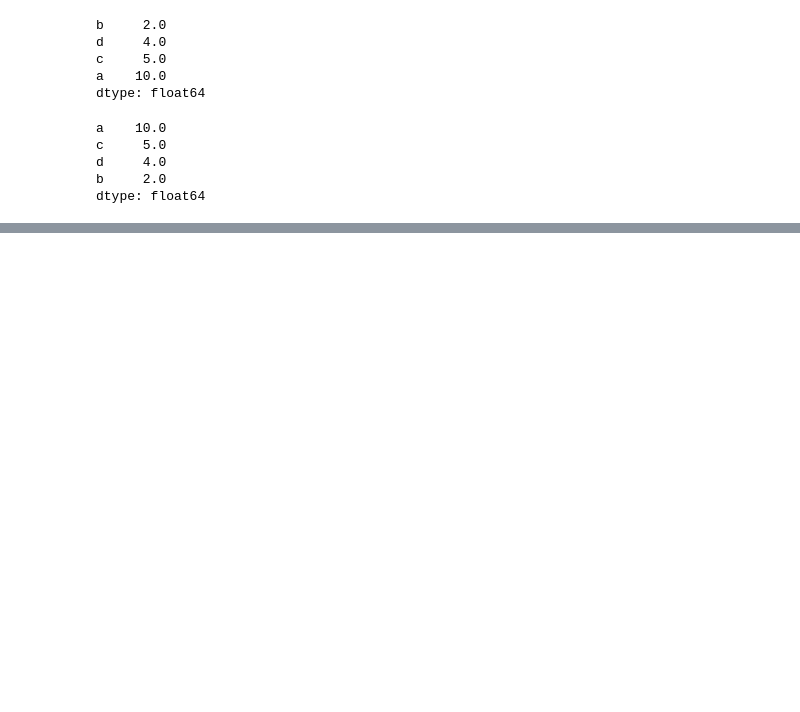
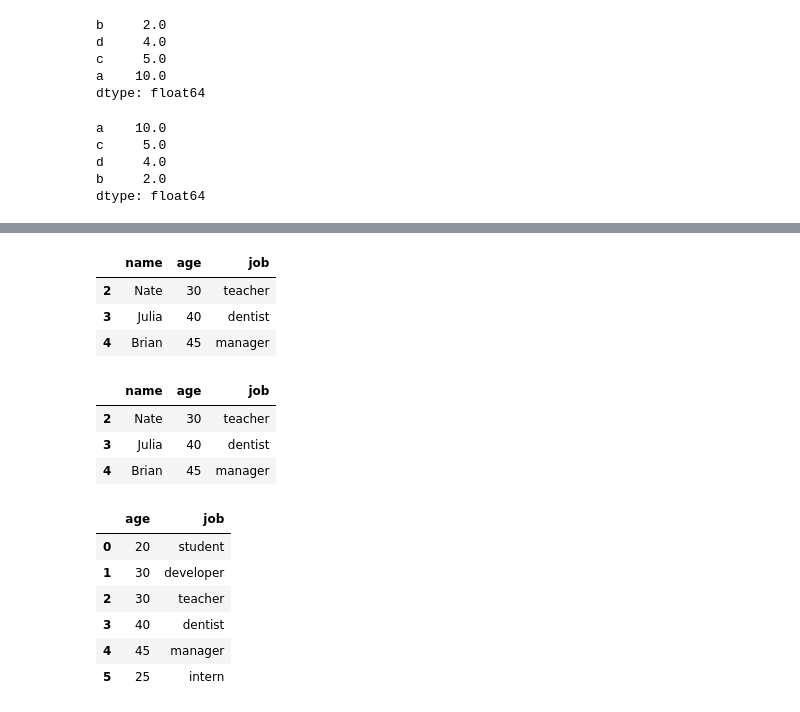
Before and after one commit to Boin-Kau/recommender-systems-using-python, a Jupyter notebook: pandas_practice.ipynb, the cells around one changed output, grey strips where cells are left out. Cells and saved outputs as stored; diff of their text form; code cells hidden in the pictures; blank space fills up the shorter version.

```diff
--- a/pandas_practice.ipynb
+++ b/pandas_practice.ipynb
@@ -126,0 +205,24 @@ dtype: float64
+# %%
+df.iloc[[2,3,4]] # 슬라이싱 기능 사용 불가
+# %% [output]
+|  | name | age | job |
+| 2 | Nate | 30 | teacher |
+| 3 | Julia | 40 | dentist |
+| 4 | Brian | 45 | manager |
+# %%
+df.iloc[2:5] # 슬라이싱 기능 사용 가능
+# %% [output]
+|  | name | age | job |
+| 2 | Nate | 30 | teacher |
+| 3 | Julia | 40 | dentist |
+| 4 | Brian | 45 | manager |
+# %%
+df.iloc[:,[1,2]] # 슬라이싱 기능 사용 불가
+# %% [output]
+|  | age | job |
+| 0 | 20 | student |
+| 1 | 30 | developer |
+| 2 | 30 | teacher |
+| 3 | 40 | dentist |
+| 4 | 45 | manager |
+| 5 | 25 | intern |
```
Also changed, not shown: parts of 10 cells of this notebook.
